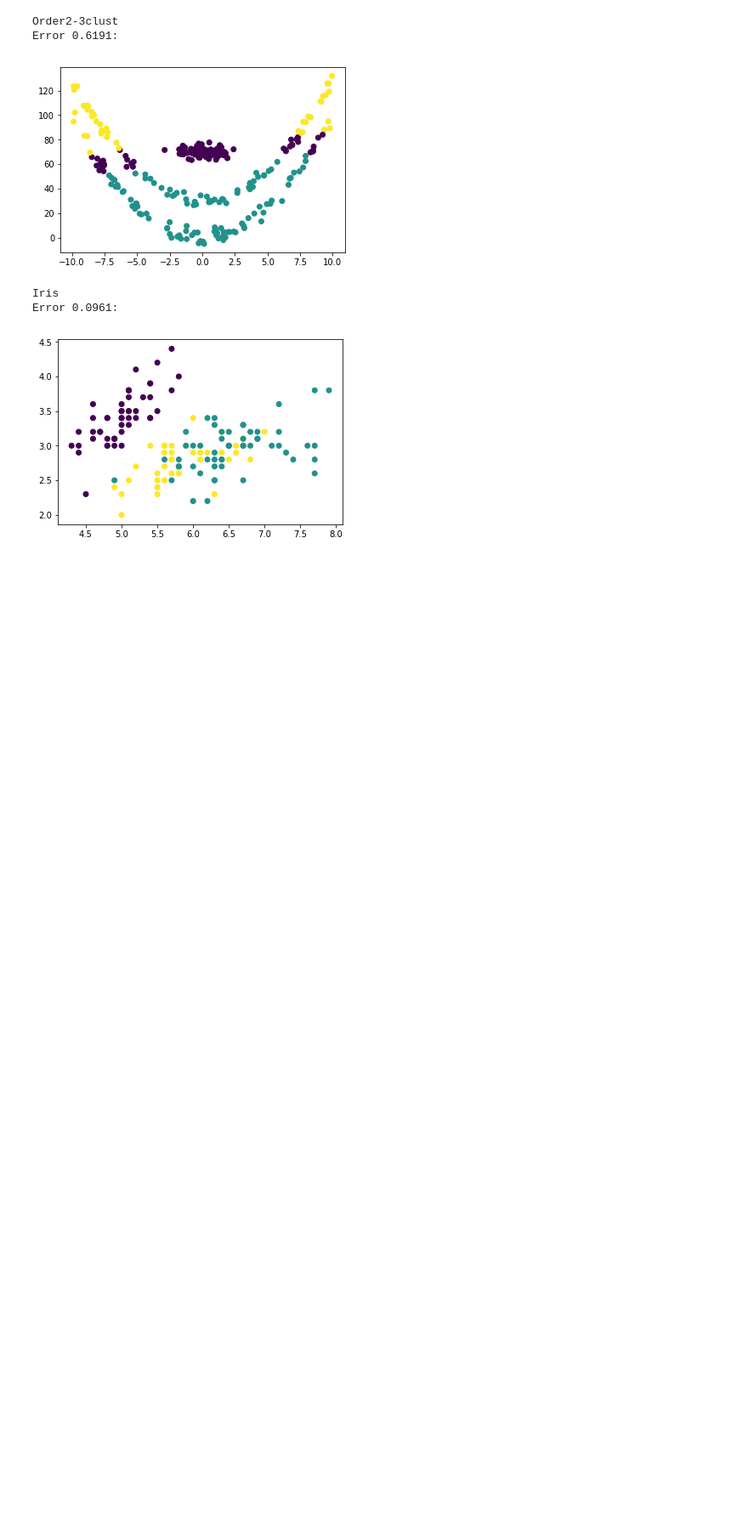
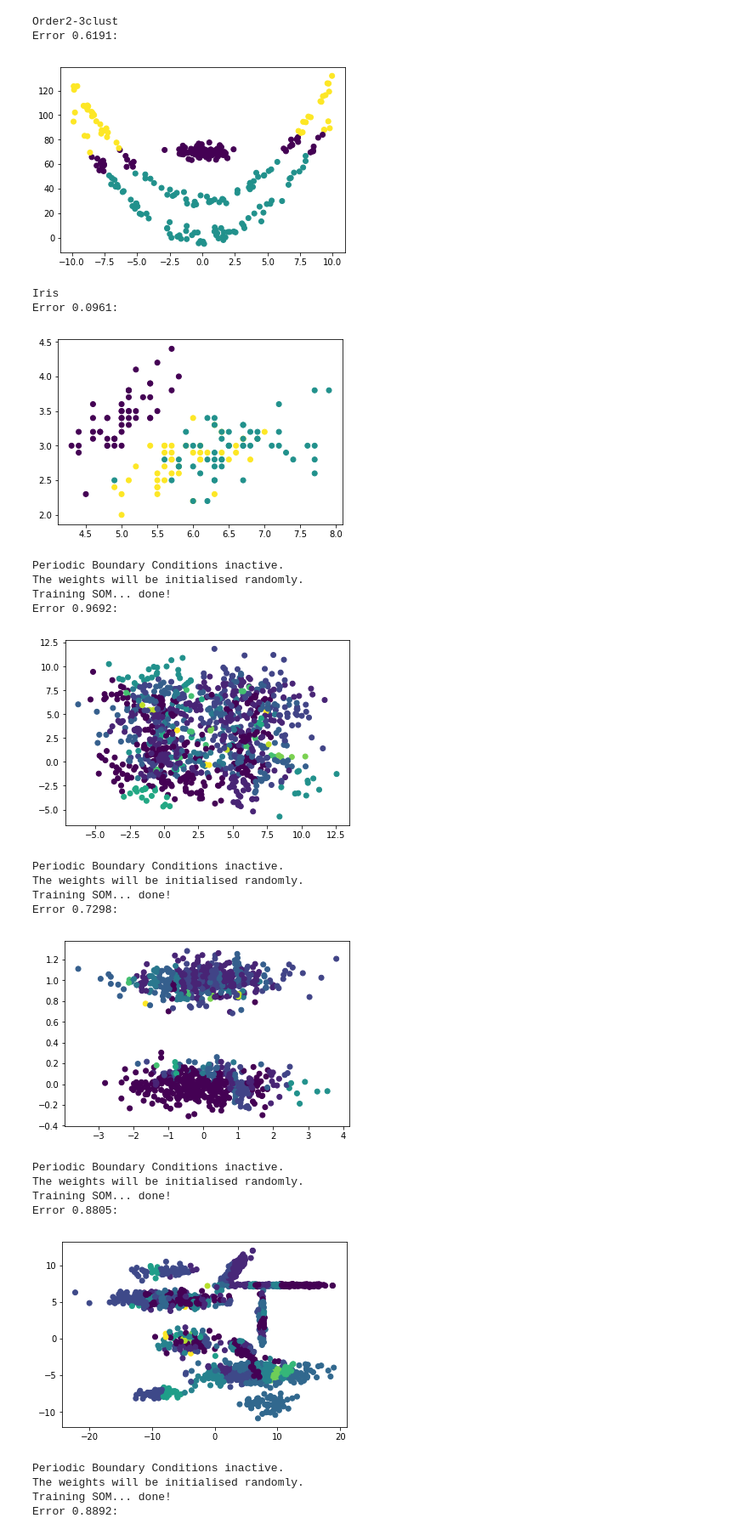
Before and after one commit to Djok216/DataMiningLaboratory, a Jupyter notebook: lab11/lab11.ipynb, the cells around one changed output. Shown at 85% size. Cells and saved outputs as stored; diff of their text form; code cells hidden in the pictures; blank space fills up the shorter version.

Commit message:
add SOM clustering

```diff
--- a/lab11/lab11.ipynb
+++ b/lab11/lab11.ipynb
@@ -272,3 +272,41 @@ Error 0.6191:
 Iris
 Error 0.0961:
 [figure]
+# %%
+import SimpSOM as sps
+import numpy as np
+
+for data, _ in datasets:
+    perm = np.random.permutation(len(data))
+    raw_data = data.values[:, :-1][perm]
+
+    net = sps.somNet(20, 20, raw_data)
+    net.train(0.01, 400)
+    clusters = net.cluster(data.values[:, :-1], type='qthresh')
+
+    labels = np.zeros(len(data))
+    for cidx, cluster in enumerate(clusters):
+        for idx in cluster:
+            labels[idx] = cidx
+
+    plotDataWithError(data, labels)
+# %% [output]
+Periodic Boundary Conditions inactive.
+The weights will be initialised randomly.
+Training SOM... done!
+Error 0.9692:
+[figure, added]
+Periodic Boundary Conditions inactive.
+The weights will be initialised randomly.
+Training SOM... done!
+Error 0.7298:
+[figure, added]
+Periodic Boundary Conditions inactive.
+The weights will be initialised randomly.
+Training SOM... done!
+Error 0.8805:
+[figure, added]
+Periodic Boundary Conditions inactive.
+The weights will be initialised randomly.
+Training SOM... done!
+Error 0.8892:
```
Also changed, not shown: parts of 1 cell of this notebook, 1 other file.
